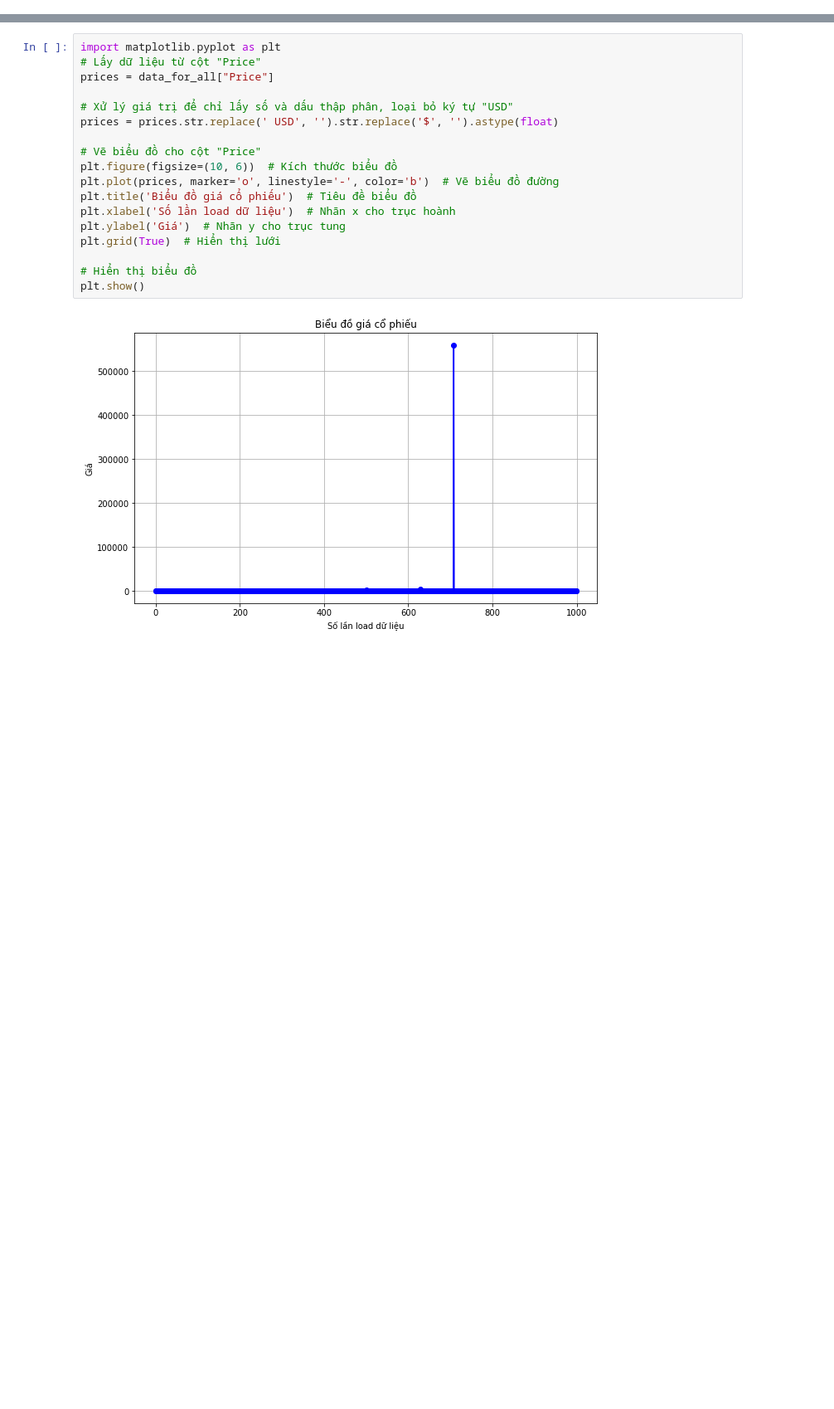
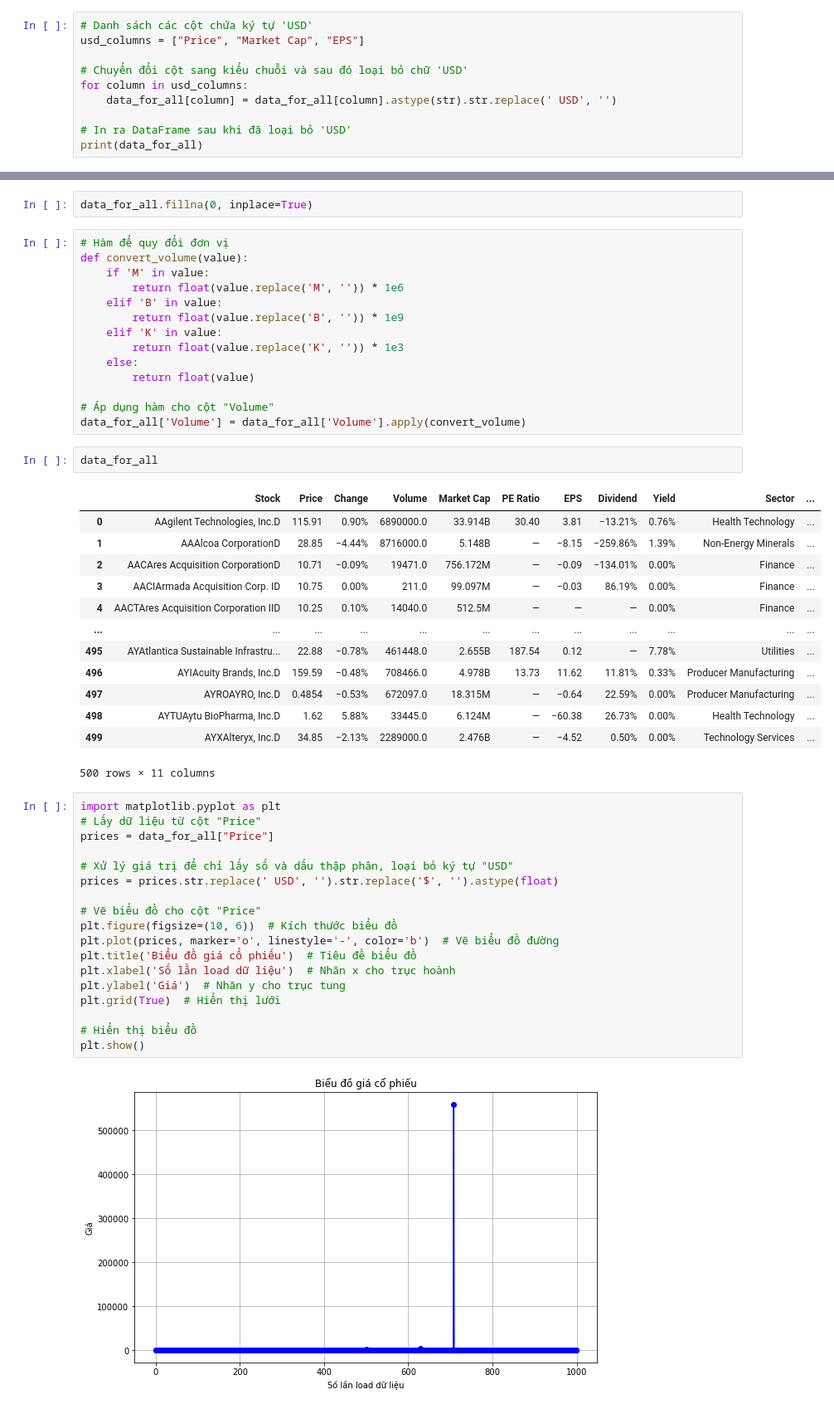
Before and after one commit to lhquan502/DATA-PROJECT, a Jupyter notebook: TradingView.ipynb, the cells around one changed output, grey strips where cells are left out. Shown at 83% size. Cells and saved outputs as stored; diff of their text form; blank space fills up the shorter version.

Commit message:
update clean data

```diff
--- a/TradingView.ipynb
+++ b/TradingView.ipynb
@@ -84,0 +85,10 @@ data_for_all
+# %%
+# Danh sách các cột chứa ký tự 'USD'
+usd_columns = ["Price", "Market Cap", "EPS"]
+
+# Chuyển đổi cột sang kiểu chuỗi và sau đó loại bỏ chữ 'USD'
+for column in usd_columns:
+    data_for_all[column] = data_for_all[column].astype(str).str.replace(' USD', '')
+
+# In ra DataFrame sau khi đã loại bỏ 'USD'
+print(data_for_all)
@@ -85,3 +113,35 @@ data_for_all
+# %%
+data_for_all.fillna(0, inplace=True)
+# %%
+# Hàm để quy đổi đơn vị
+def convert_volume(value):
+    if 'M' in value:
+        return float(value.replace('M', '')) * 1e6
+    elif 'B' in value:
+        return float(value.replace('B', '')) * 1e9
+    elif 'K' in value:
+        return float(value.replace('K', '')) * 1e3
+    else:
+        return float(value)
+
+# Áp dụng hàm cho cột "Volume"
+data_for_all['Volume'] = data_for_all['Volume'].apply(convert_volume)
+# %%
+data_for_all
+# %% [output]
+|  | Stock | Price | Change | Volume | Market Cap | PE Ratio | EPS | Dividend | Yield | Sector | ... |
+| 0 | AAgilent Technologies, Inc.D | 115.91 | 0.90% | 6890000.0 | 33.914B | 30.40 | 3.81 | −13.21% | 0.76% | Health Technology | ... |
+| 1 | AAAlcoa CorporationD | 28.85 | −4.44% | 8716000.0 | 5.148B | — | −8.15 | −259.86% | 1.39% | Non-Energy Minerals | ... |
+| 2 | AACAres Acquisition CorporationD | 10.71 | −0.09% | 19471.0 | 756.172M | — | −0.09 | −134.01% | 0.00% | Finance | ... |
+| 3 | AACIArmada Acquisition Corp. ID | 10.75 | 0.00% | 211.0 | 99.097M | — | −0.03 | 86.19% | 0.00% | Finance | ... |
+| 4 | AACTAres Acquisition Corporation IID | 10.25 | 0.10% | 14040.0 | 512.5M | — | — | — | 0.00% | Finance | ... |
+| ... | ... | ... | ... | ... | ... | ... | ... | ... | ... | ... | ... |
+| 495 | AYAtlantica Sustainable Infrastru... | 22.88 | −0.78% | 461448.0 | 2.655B | 187.54 | 0.12 | — | 7.78% | Utilities | ... |
+| 496 | AYIAcuity Brands, Inc.D | 159.59 | −0.48% | 708466.0 | 4.978B | 13.73 | 11.62 | 11.81% | 0.33% | Producer Manufacturing | ... |
+| 497 | AYROAYRO, Inc.D | 0.4854 | −0.53% | 672097.0 | 18.315M | — | −0.64 | 22.59% | 0.00% | Producer Manufacturing | ... |
+| 498 | AYTUAytu BioPharma, Inc.D | 1.62 | 5.88% | 33445.0 | 6.124M | — | −60.38 | 26.73% | 0.00% | Health Technology | ... |
+| 499 | AYXAlteryx, Inc.D | 34.85 | −2.13% | 2289000.0 | 2.476B | — | −4.52 | 0.50% | 0.00% | Technology Services | ... |
+500 rows × 11 columns
 # %%
 import matplotlib.pyplot as plt
 # Lấy dữ liệu từ cột "Price"
```
Also changed, not shown: parts of 4 cells of this notebook.
